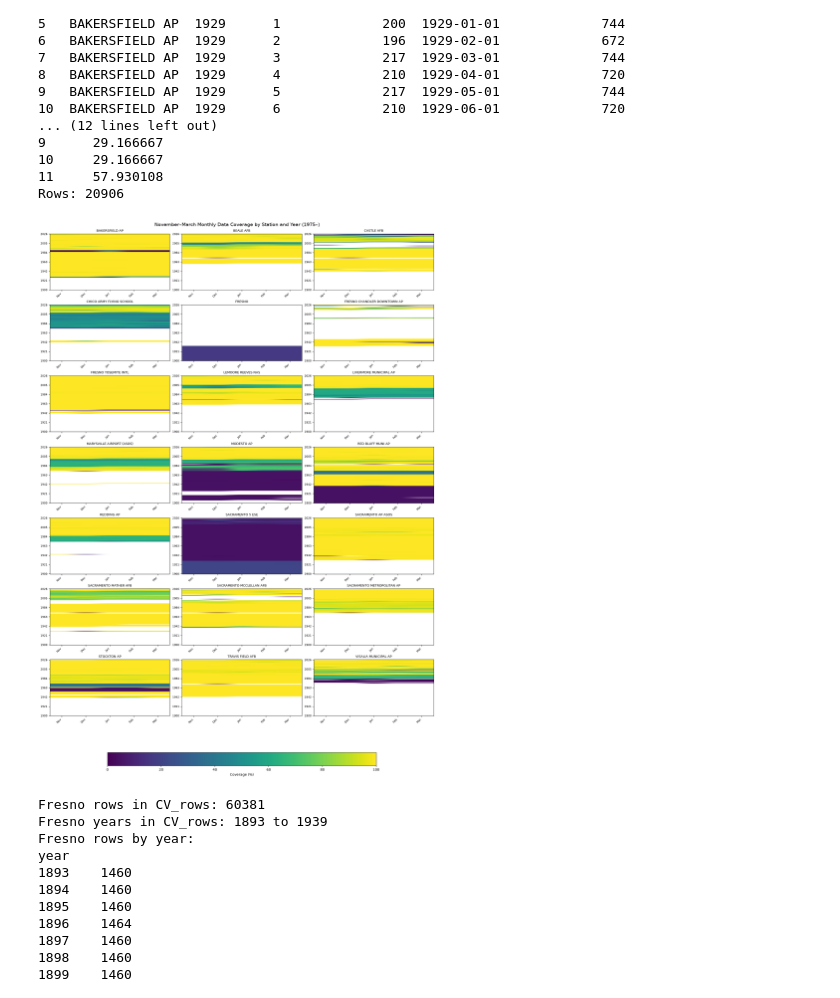
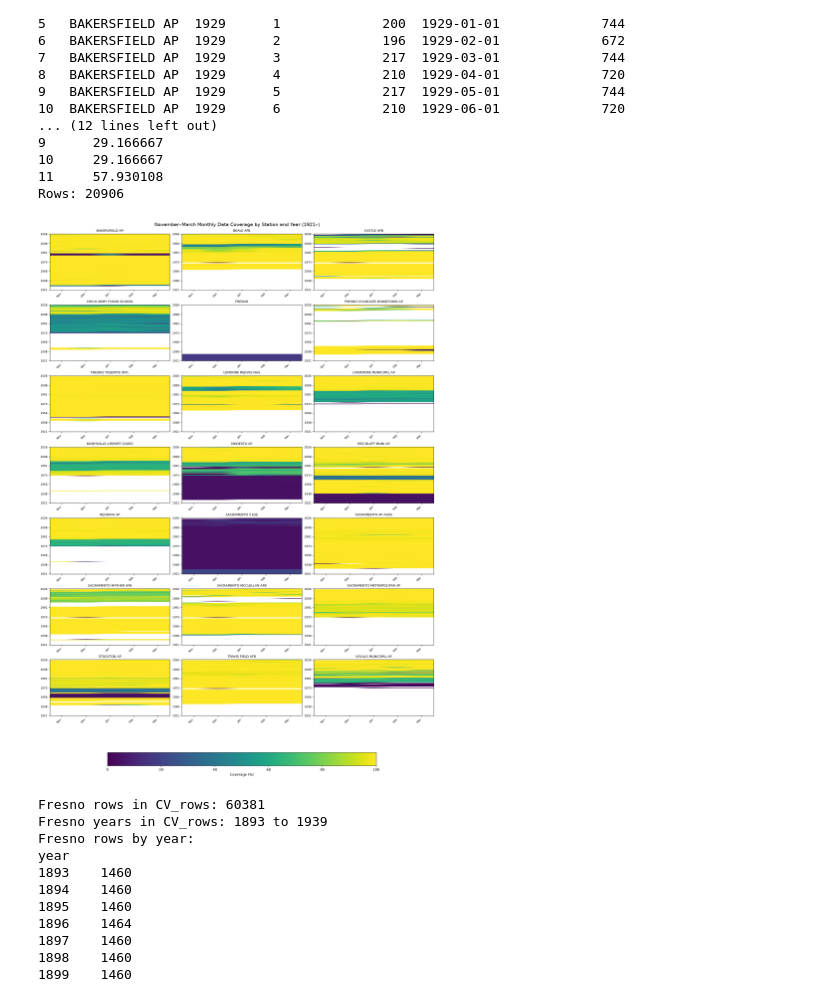
Before and after one commit to audfish/WQ2026, a Jupyter notebook: stations_coverage.ipynb, the cells around one changed output. Drawn from its saved outputs; the diff is of its cells as text; code cells hidden in the pictures.

```diff
--- a/stations_coverage.ipynb
+++ b/stations_coverage.ipynb
@@ -187,7 +184,7 @@ fog_month_labels = ["Nov", "Dec", "Jan", "Feb", "Mar"]
 # Use stations with long-term data and sort them (meaning sorted alphabetically by station name)
 stations_fog = sorted(stations_pre1975)
 # Use years from 1900 to the maximum year in the monthly_coverage DataFrame
-years_fog = range(1900, int(monthly_coverage["year"].max()) + 1)
+years_fog = range(1921, int(monthly_coverage["year"].max()) + 1)
 
 # Set up the colorbar for the heatmap
 # Use viridis colormap
@@ -226,7 +223,7 @@ for i, station in enumerate(stations_fog):
 # determine station_data from monthly_coverage for the current station and years >= 1900
     station_data = monthly_coverage[
         (monthly_coverage["STATION"] == station) &
-        (monthly_coverage["year"] >= 1900)
+        (monthly_coverage["year"] >= 1921)
     ]
 # create a pivot table heatmap_data
     heatmap_data = (
@@ -261,35 +258,35 @@ for i, station in enumerate(stations_fog):
     # Set the x-tick labels to the fog month labels
     # Use a 45-degree rotation and right alignment for better readability
     ax.set_xticklabels(fog_month_labels, rotation=45, ha="right", fontsize=8)
 
     # Define year_list to be used for y-ticks
     year_list = list(years_fog)
     # y-ticks are set to show a maximum of 7 years on the y-axis for better readability
     y_ticks = np.linspace(0, len(year_list) - 1, min(7, len(year_list))).astype(int)
     # Set the y-ticks and y-tick labels for the years of the fog season
     ax.set_yticks(y_ticks)
     # Set the y-tick labels to the corresponding years
     ax.set_yticklabels([year_list[j] for j in y_ticks], fontsize=8)
 
 # Remove any unused subplots if the number of stations is less than the total number of subplots created
 for ax in axes[n_stations:]:
     # delaxes removes the specified axis from the figure
     fig.delaxes(ax)
 
 # Add a colorbar to the figure to indicate the coverage percentage
 cbar = fig.colorbar(im, ax=axes[:n_stations], location="bottom", shrink=0.7, pad=0.05)
 # Set the label for the colorbar to indicate that it represents coverage percentage
 cbar.set_label("Coverage (%)")
 
 # Add title
 fig.suptitle(
-    "November–March Monthly Data Coverage by Station and Year (1975–)",
+    "November–March Monthly Data Coverage by Station and Year (1921–)",
     fontsize=14
 )
 # show the plot
 plt.show()
 # %% [output]
-[figure, old version]
+[figure, new version]
 # %%
 # Diagnose why FRESNO has no monthly coverage percentages
 
```
Also changed, not shown: parts of 7 cells of this notebook.
